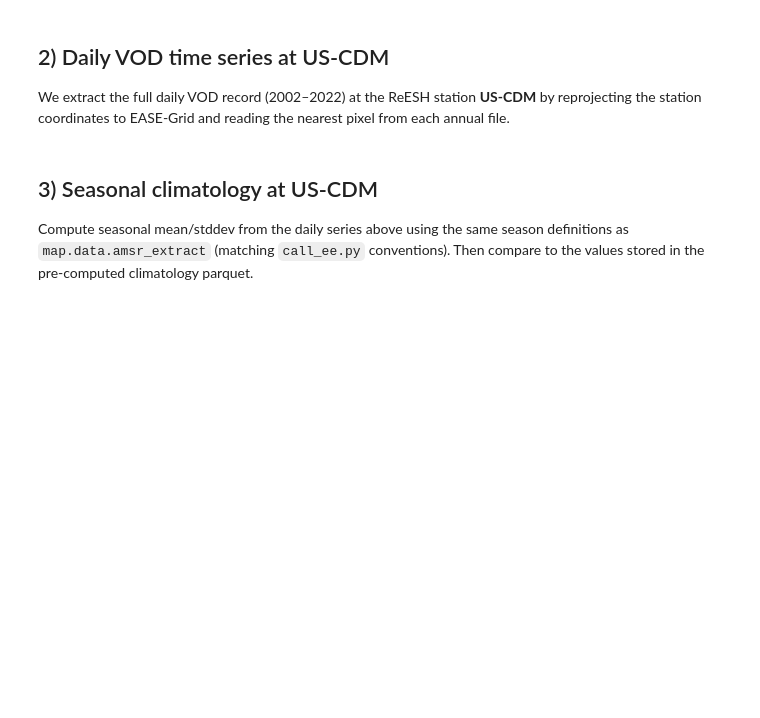
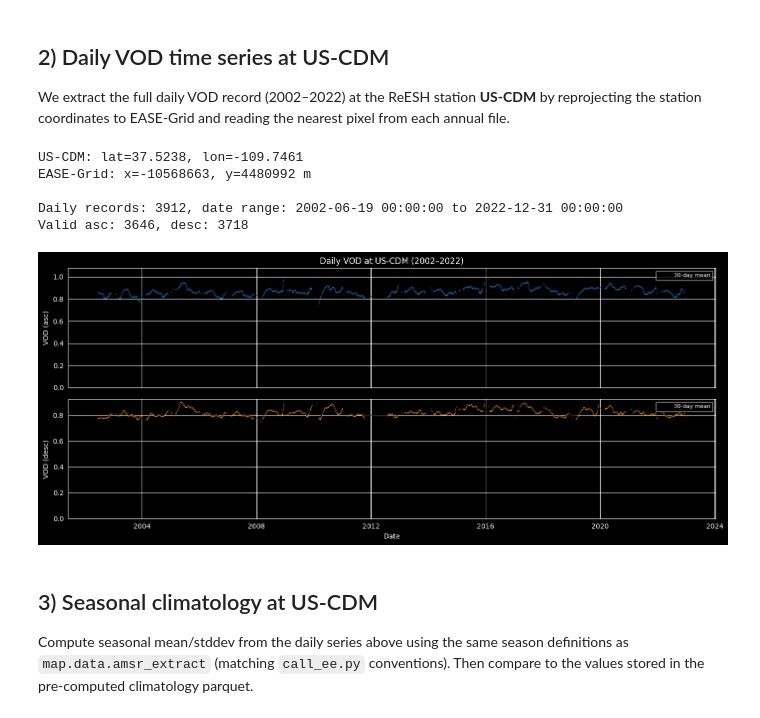
Before and after one commit to dgketchum/swap-stress, a Jupyter notebook: notebooks/03_amsr_vod.ipynb, the cells around one changed output. Cells and saved outputs as stored; diff of their text form; code cells hidden in the pictures; blank space fills up the shorter version.

Commit message:
fix notebook paths, histograms, map outlines, and EE memory issues

```diff
--- a/notebooks/03_amsr_vod.ipynb
+++ b/notebooks/03_amsr_vod.ipynb
@@ -56,17 +56,19 @@ DATA_ROOT = str(Path(DATA_ROOT).expanduser())
 
 AMSR_DIR = os.environ.get(
     "SWAPSTRESS_AMSR_DIR",
-    os.path.join(DATA_ROOT, "amsr"),
+    os.path.join(DATA_ROOT, "swapstress", "amsr"),
 )
 
 SITES_PARQUET = os.environ.get(
     "SWAPSTRESS_OBS_TABLE",
     os.path.join(
-        DATA_ROOT, "swapstress", "training", "obs_level_training_250m.parquet"
+        DATA_ROOT, "swapstress", "training", "obs_level_training_emb_250m.parquet"
     ),
 )
 
-VOD_CLIM_PATH = os.path.join(DATA_ROOT, "amsr", "amsr_vod_climatology.parquet")
+VOD_CLIM_PATH = os.path.join(
+    DATA_ROOT, "swapstress", "training", "amsr_vod_climatology.parquet"
+)
 
 SITE_ID = "US-CDM"
 
@@ -134,7 +154,9 @@ sites_df = pd.read_parquet(SITES_PARQUET)
 if sites_df.index.name:
     sites_df = sites_df.reset_index()
 
-cdm = sites_df[sites_df["sample_id"].str.startswith(f"reesh_{SITE_ID}")]
+# sample_ids use underscores: reesh_US_CDM_0, reesh_US_CDM_10, ...
+site_key = SITE_ID.replace("-", "_")
+cdm = sites_df[sites_df["sample_id"].astype(str).str.startswith(f"reesh_{site_key}")]
 site_lat = cdm["lat"].iloc[0]
 site_lon = cdm["lon"].iloc[0]
 print(f"{SITE_ID}: lat={site_lat:.4f}, lon={site_lon:.4f}")
@@ -180,33 +202,40 @@ for year in range(2002, 2023):
 
         ds.close()
 
 ts = pd.DataFrame(records, columns=["date", "pass", "vod"])
 ts_wide = ts.pivot_table(index="date", columns="pass", values="vod")
 print(
     f"\nDaily records: {len(ts_wide)}, date range: {ts_wide.index.min()} to {ts_wide.index.max()}"
 )
 print(
     f"Valid asc: {ts_wide['asc'].notna().sum()}, desc: {ts_wide['desc'].notna().sum()}"
 )
 
 # --- Plot ---
 fig, axes = plt.subplots(2, 1, figsize=(14, 6), sharex=True)
 
 for ax, pass_name, color in zip(axes, ["asc", "desc"], ["#2196F3", "#FF9800"]):
     vals = ts_wide[pass_name].dropna()
     ax.scatter(vals.index, vals.values, s=0.3, alpha=0.4, color=color, rasterized=True)
     # 30-day rolling mean
     rolling = ts_wide[pass_name].rolling(30, center=True, min_periods=10).mean()
     ax.plot(rolling.index, rolling.values, color="k", lw=0.8, label="30-day mean")
     ax.set_ylabel(f"VOD ({pass_name})")
     ax.set_ylim(0, None)
     ax.legend(loc="upper right", fontsize=8)
 
 axes[0].set_title(f"Daily VOD at {SITE_ID} (2002–2022)")
 axes[1].set_xlabel("Date")
 fig.tight_layout()
 fig.savefig(OUT_DIR / "amsr_vod_timeseries.png", dpi=150)
 plt.show()
+# %% [output]
+US-CDM: lat=37.5238, lon=-109.7461
+EASE-Grid: x=-10568663, y=4480992 m
+
+Daily records: 3912, date range: 2002-06-19 00:00:00 to 2022-12-31 00:00:00
+Valid asc: 3646, desc: 3718
+[figure, added]
 # %% [markdown]
 ## 3) Seasonal climatology at US-CDM
 
```
Also changed, not shown: parts of 7 cells of this notebook.
